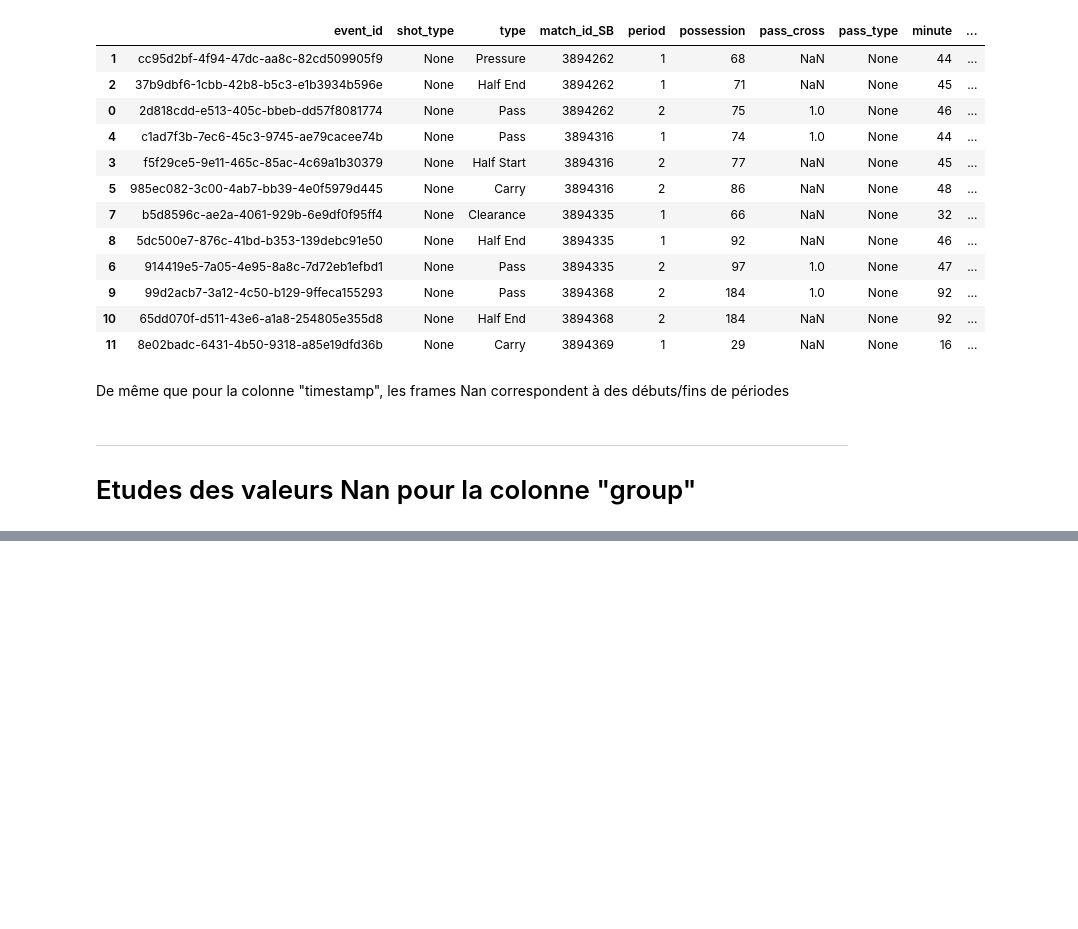
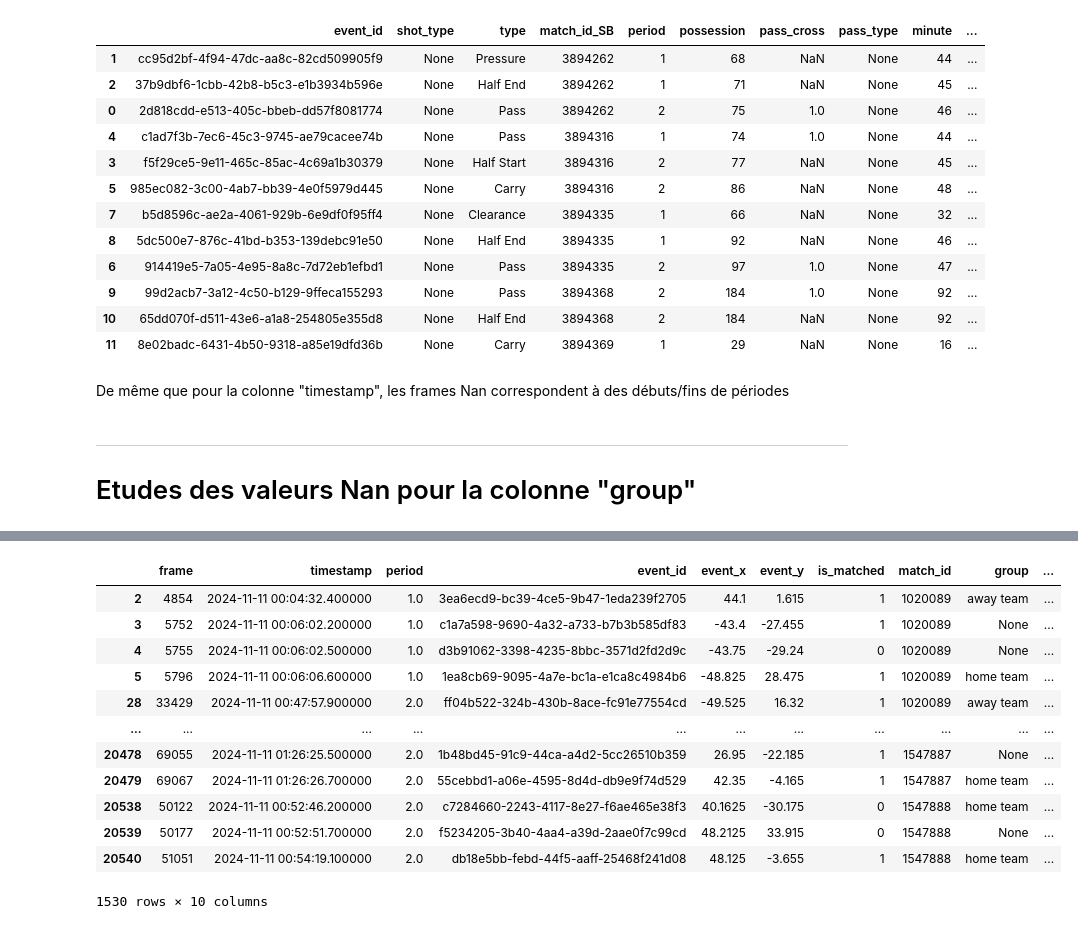
Before and after one commit to Nathan7128/PROJET-4A, a Jupyter notebook: donnees_manquantes/test_frames.ipynb, the cells around one changed output, grey strips where cells are left out. Saved outputs shown, nothing was run; the diff lists cells and outputs as text; code cells hidden in the pictures; blank space fills up the shorter version.

```diff
--- a/donnees_manquantes/test_frames.ipynb
+++ b/donnees_manquantes/test_frames.ipynb
@@ -155,2 +155,18 @@ freeze_frames.loc[index.tolist() + (index - 1).tolist() + (index + 1).tolist()].
+# %%
+multi_frames
+# %% [output]
+|  | frame | timestamp | period | event_id | event_x | event_y | is_matched | match_id | group | ... |
+| 2 | 4854 | 2024-11-11 00:04:32.400000 | 1.0 | 3ea6ecd9-bc39-4ce5-9b47-1eda239f2705 | 44.1 | 1.615 | 1 | 1020089 | away team | ... |
+| 3 | 5752 | 2024-11-11 00:06:02.200000 | 1.0 | c1a7a598-9690-4a32-a733-b7b3b585df83 | -43.4 | -27.455 | 1 | 1020089 | None | ... |
+| 4 | 5755 | 2024-11-11 00:06:02.500000 | 1.0 | d3b91062-3398-4235-8bbc-3571d2fd2d9c | -43.75 | -29.24 | 0 | 1020089 | None | ... |
+| 5 | 5796 | 2024-11-11 00:06:06.600000 | 1.0 | 1ea8cb69-9095-4a7e-bc1a-e1ca8c4984b6 | -48.825 | 28.475 | 1 | 1020089 | home team | ... |
+| 28 | 33429 | 2024-11-11 00:47:57.900000 | 2.0 | ff04b522-324b-430b-8ace-fc91e77554cd | -49.525 | 16.32 | 1 | 1020089 | away team | ... |
+| ... | ... | ... | ... | ... | ... | ... | ... | ... | ... | ... |
+| 20478 | 69055 | 2024-11-11 01:26:25.500000 | 2.0 | 1b48bd45-91c9-44ca-a4d2-5cc26510b359 | 26.95 | -22.185 | 1 | 1547887 | None | ... |
+| 20479 | 69067 | 2024-11-11 01:26:26.700000 | 2.0 | 55cebbd1-a06e-4595-8d4d-db9e9f74d529 | 42.35 | -4.165 | 1 | 1547887 | home team | ... |
+| 20538 | 50122 | 2024-11-11 00:52:46.200000 | 2.0 | c7284660-2243-4117-8e27-f6ae465e38f3 | 40.1625 | -30.175 | 0 | 1547888 | home team | ... |
+| 20539 | 50177 | 2024-11-11 00:52:51.700000 | 2.0 | f5234205-3b40-4aa4-a39d-2aae0f7c99cd | 48.2125 | 33.915 | 0 | 1547888 | None | ... |
+| 20540 | 51051 | 2024-11-11 00:54:19.100000 | 2.0 | db18e5bb-febd-44f5-aaff-25468f241d08 | 48.125 | -3.655 | 1 | 1547888 | home team | ... |
+1530 rows × 10 columns
 # %%
 # Importation des events SB correspondants aux frames Nan
```
Also changed, not shown: parts of 7 cells of this notebook, 1 other file.
